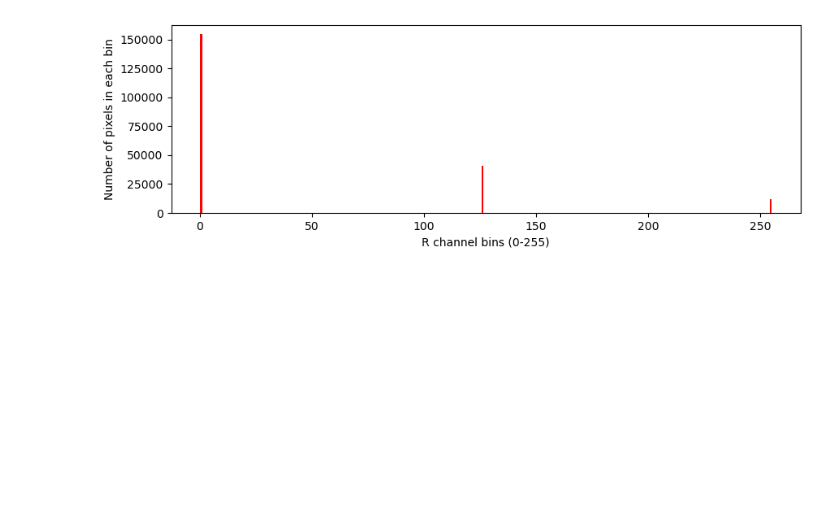
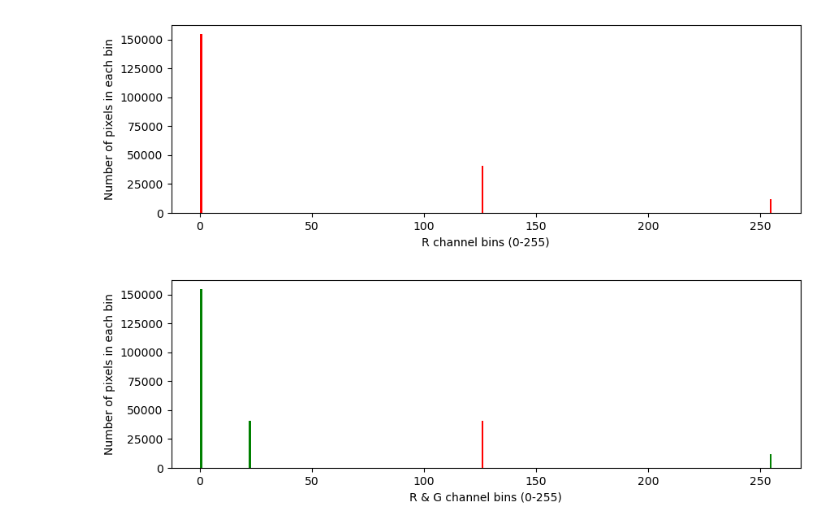
Before and after one commit to UIUC-iSchool-DataViz/is445_oauoag_spring2023, a Jupyter notebook: week02/inClass_week02.ipynb, the cells around one changed output. Drawn from its saved outputs; the diff is of its cells as text; code cells hidden in the pictures; blank space fills up the shorter version.

```diff
--- a/week02/inClass_week02.ipynb
+++ b/week02/inClass_week02.ipynb
@@ -198,3 +198,12 @@ ax.set_ylabel('Number of pixels in each bin')
 plt.show()
 # %% [output]
 [figure]
+# %%
+fig, ax = plt.subplots(figsize=(10,3))
+ax.hist(im_data[:,:,0].flatten(), bins=256, color='red') # all y, all x, 0 = red channel
+ax.hist(im_data[:,:,1].flatten(), bins=256, color='green') # 1 = green channel
+ax.set_xlabel('R & G channel bins (0-255)')
+ax.set_ylabel('Number of pixels in each bin')
+plt.show()
+# %% [output]
+[figure, added]
```
